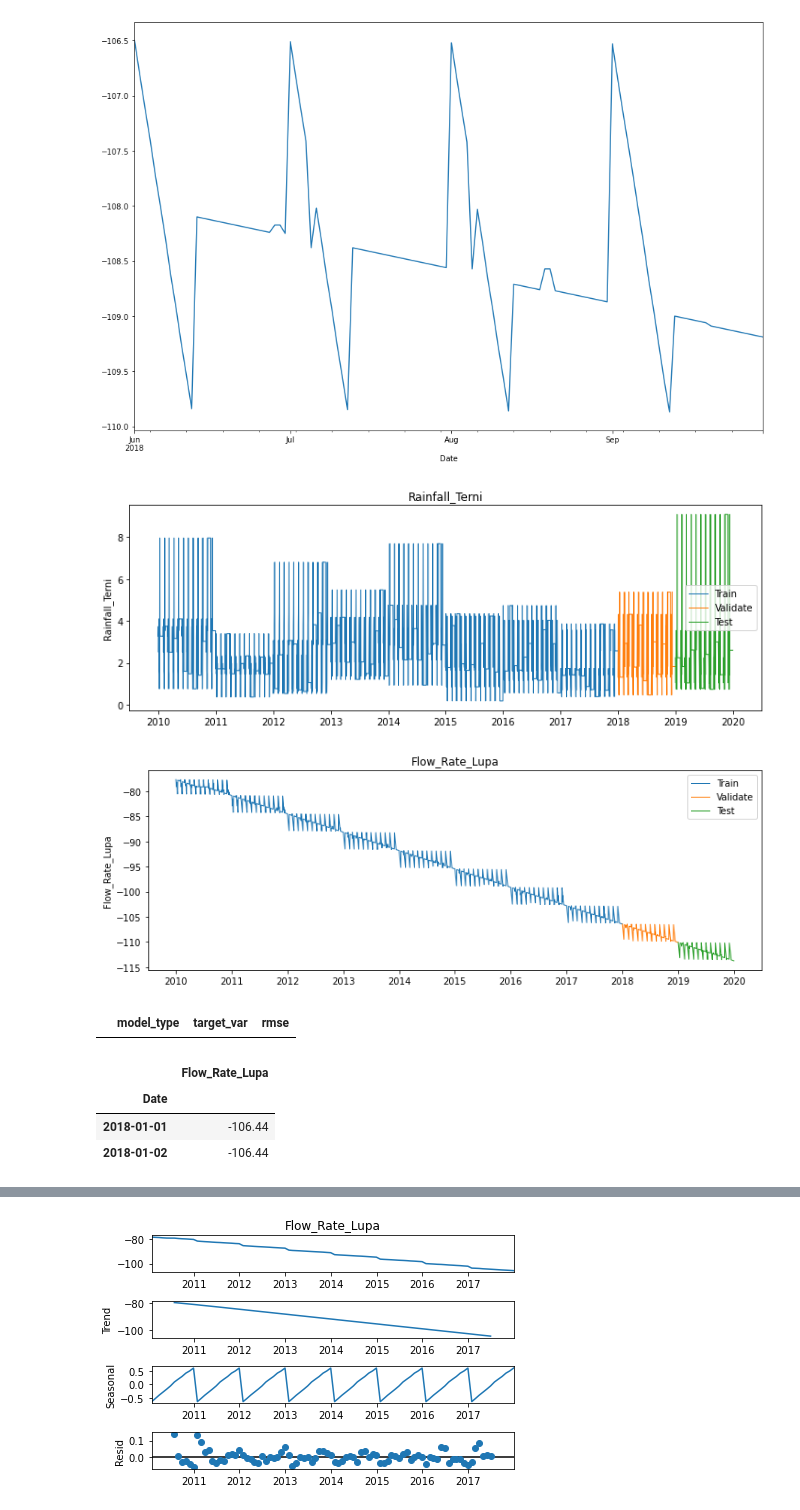
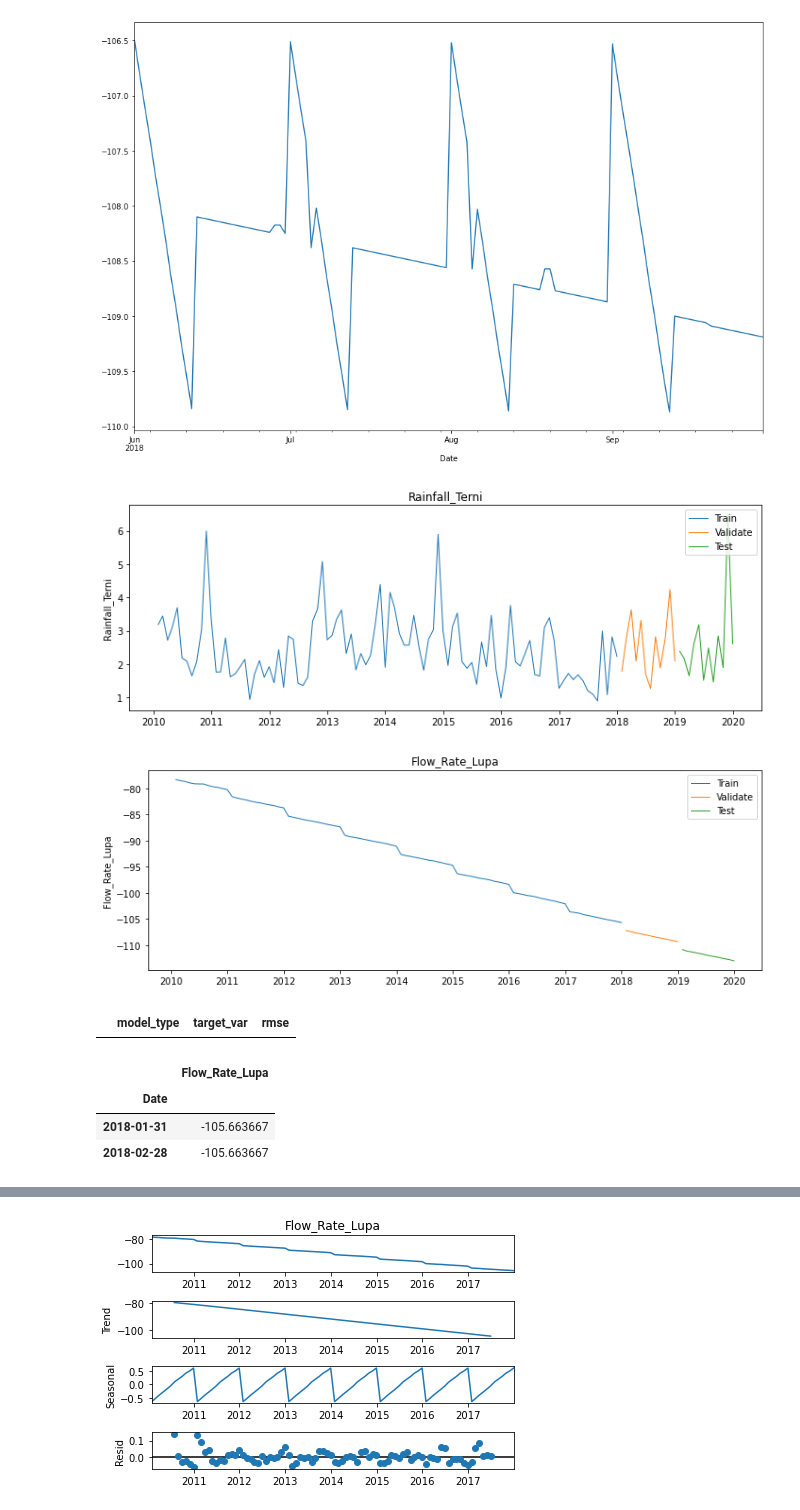
Before and after one commit to datastraine/kaggle, a Jupyter notebook: AceaSmart_Water_Analytics/acea-comp-explore.ipynb, the cells around one changed output, grey strips where cells are left out. Saved outputs shown, nothing was run; the diff lists cells and outputs as text; code cells hidden in the pictures.

Commit message:
changed from daily sample to month sample.

```diff
--- a/AceaSmart_Water_Analytics/acea-comp-explore.ipynb
+++ b/AceaSmart_Water_Analytics/acea-comp-explore.ipynb
@@ -228,27 +228,33 @@ Water_Spring_Lupa[(Water_Spring_Lupa['year_month'] <= '2018-09') & (Water_Spring
 # %%
 # In order to deal with the remaining outliers, I'm going to simply remove the year 2020 from the data as well for the time being
 Lupa_Cleaned = Water_Spring_Lupa[Water_Spring_Lupa['year_month'] < '2020-01']
 Lupa_Cleaned['year'] = Lupa_Cleaned.index.strftime('%Y').astype('int')
 
 
 train = Lupa_Cleaned[Lupa_Cleaned['year'] < 2018]
 validate = Lupa_Cleaned[(Lupa_Cleaned['year'] == 2018)]
 test = Lupa_Cleaned[Lupa_Cleaned['year'] == 2019]
+
+# After getting the train, validate, and test splits created resample them to month
+
+train = train.resample('M').mean()
+validate = validate.resample('M').mean()
+test = test.resample('M').mean()
 
 columns = ['Rainfall_Terni', 'Flow_Rate_Lupa']
 
 for col in columns:
     plt.figure(figsize=(12,4))
     plt.plot(train[col], label = 'Train', linewidth = 1)
     plt.plot(validate[col], label = 'Validate', linewidth = 1)
     plt.plot(test[col], label = 'Test', linewidth = 1)
     plt.ylabel(col)
     plt.title(col)
     plt.legend()
     plt.show()
 # %% [output]
-[figure, old version]
+[figure, new version]
-[figure, old version]
+[figure, new version]
 # %%
 # evaluation function to compute rmse
 
@@ -291,8 +297,8 @@ yhat_df.head(2)
 # %% [output]
 |  | Flow_Rate_Lupa |
 | Date |  |
-| 2018-01-01 | -106.44 |
-| 2018-01-02 | -106.44 |
+| 2018-01-31 | -105.663667 |
+| 2018-02-28 | -105.663667 |
 # %%
 plot_and_eval('Flow_Rate_Lupa')
 # %% [output]
```
Also changed, not shown: parts of 13 cells of this notebook.
